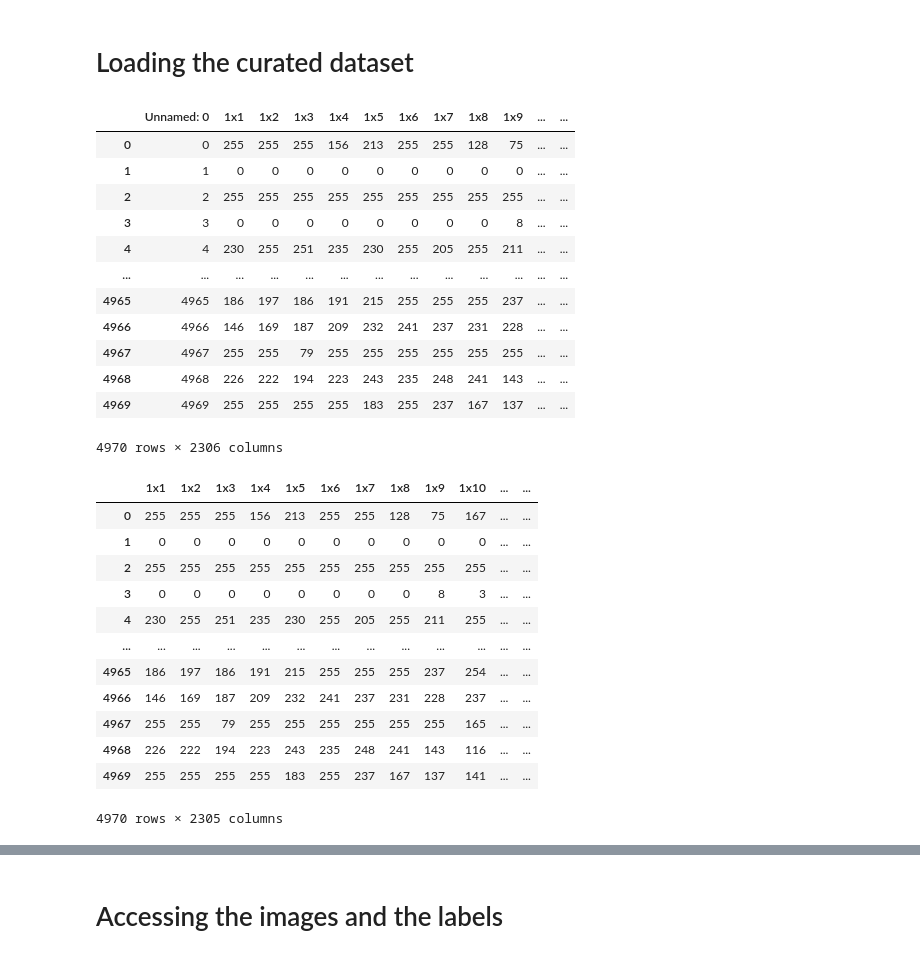
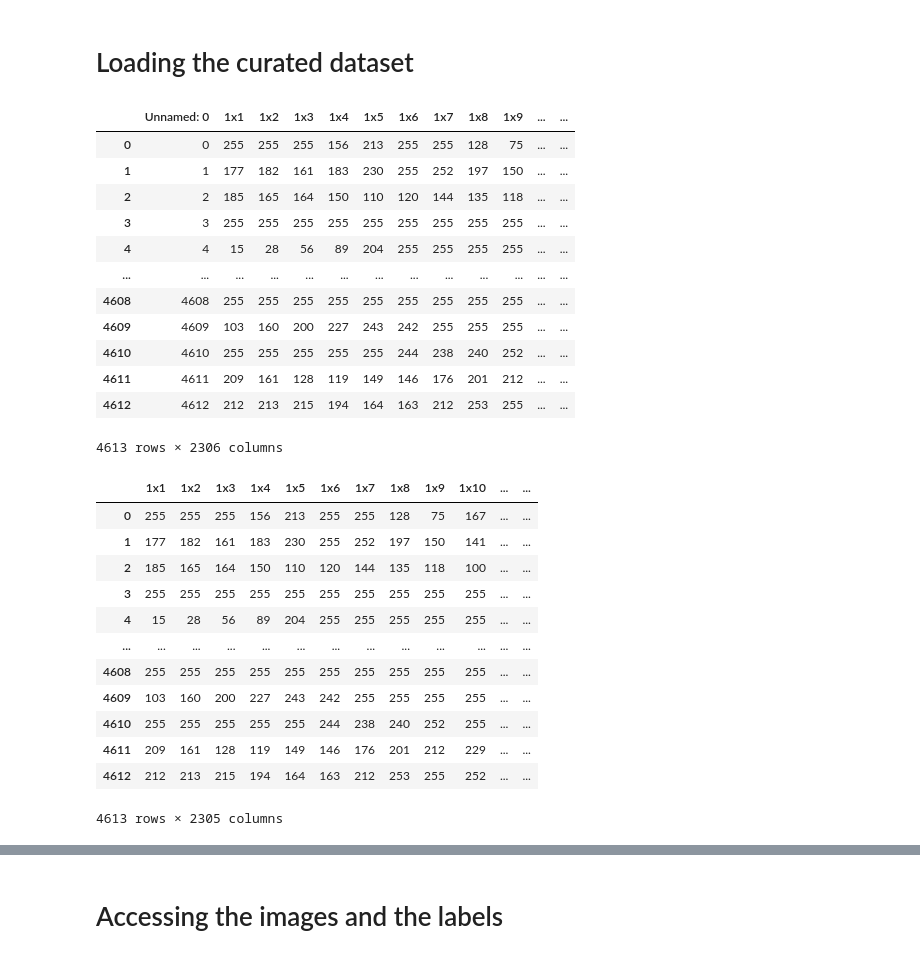
Before and after one commit to HALAXAR/Mood-Detector, a Jupyter notebook: Emotion-Detection.ipynb, the cells around one changed output, grey strips where cells are left out. Cells and saved outputs as stored; diff of their text form; code cells hidden in the pictures.

```diff
--- a/Emotion-Detection.ipynb
+++ b/Emotion-Detection.ipynb
@@ -36,36 +36,36 @@ from sklearn.decomposition import TruncatedSVD
 # Loading the curated dataset
 # %%
 # Load and preprocess data
-df_train = pd.read_csv("./FER_curated_dataset/train.csv")
-df_train
+df = pd.read_csv("./FER_curated_dataset.csv")
+df
 # %% [output]
 |  | Unnamed: 0 | 1x1 | 1x2 | 1x3 | 1x4 | 1x5 | 1x6 | 1x7 | 1x8 | 1x9 | ... | ... |
 | 0 | 0 | 255 | 255 | 255 | 156 | 213 | 255 | 255 | 128 | 75 | ... | ... |
-| 1 | 1 | 0 | 0 | 0 | 0 | 0 | 0 | 0 | 0 | 0 | ... | ... |
-| 2 | 2 | 255 | 255 | 255 | 255 | 255 | 255 | 255 | 255 | 255 | ... | ... |
-| 3 | 3 | 0 | 0 | 0 | 0 | 0 | 0 | 0 | 0 | 8 | ... | ... |
-| 4 | 4 | 230 | 255 | 251 | 235 | 230 | 255 | 205 | 255 | 211 | ... | ... |
+| 1 | 1 | 177 | 182 | 161 | 183 | 230 | 255 | 252 | 197 | 150 | ... | ... |
+| 2 | 2 | 185 | 165 | 164 | 150 | 110 | 120 | 144 | 135 | 118 | ... | ... |
+| 3 | 3 | 255 | 255 | 255 | 255 | 255 | 255 | 255 | 255 | 255 | ... | ... |
+| 4 | 4 | 15 | 28 | 56 | 89 | 204 | 255 | 255 | 255 | 255 | ... | ... |
 | ... | ... | ... | ... | ... | ... | ... | ... | ... | ... | ... | ... | ... |
-| 4965 | 4965 | 186 | 197 | 186 | 191 | 215 | 255 | 255 | 255 | 237 | ... | ... |
-| 4966 | 4966 | 146 | 169 | 187 | 209 | 232 | 241 | 237 | 231 | 228 | ... | ... |
-| 4967 | 4967 | 255 | 255 | 79 | 255 | 255 | 255 | 255 | 255 | 255 | ... | ... |
-| 4968 | 4968 | 226 | 222 | 194 | 223 | 243 | 235 | 248 | 241 | 143 | ... | ... |
-| 4969 | 4969 | 255 | 255 | 255 | 255 | 183 | 255 | 237 | 167 | 137 | ... | ... |
+| 4608 | 4608 | 255 | 255 | 255 | 255 | 255 | 255 | 255 | 255 | 255 | ... | ... |
+| 4609 | 4609 | 103 | 160 | 200 | 227 | 243 | 242 | 255 | 255 | 255 | ... | ... |
+| 4610 | 4610 | 255 | 255 | 255 | 255 | 255 | 244 | 238 | 240 | 252 | ... | ... |
+| 4611 | 4611 | 209 | 161 | 128 | 119 | 149 | 146 | 176 | 201 | 212 | ... | ... |
+| 4612 | 4612 | 212 | 213 | 215 | 194 | 164 | 163 | 212 | 253 | 255 | ... | ... |
-4970 rows × 2306 columns
+4613 rows × 2306 columns
 # %%
-df_train = df_train.drop(['Unnamed: 0'], axis=1)
-df_train
+df = df.drop(['Unnamed: 0'], axis=1)
+df
 # %% [output]
 |  | 1x1 | 1x2 | 1x3 | 1x4 | 1x5 | 1x6 | 1x7 | 1x8 | 1x9 | 1x10 | ... | ... |
 | 0 | 255 | 255 | 255 | 156 | 213 | 255 | 255 | 128 | 75 | 167 | ... | ... |
-| 1 | 0 | 0 | 0 | 0 | 0 | 0 | 0 | 0 | 0 | 0 | ... | ... |
-| 2 | 255 | 255 | 255 | 255 | 255 | 255 | 255 | 255 | 255 | 255 | ... | ... |
-| 3 | 0 | 0 | 0 | 0 | 0 | 0 | 0 | 0 | 8 | 3 | ... | ... |
-| 4 | 230 | 255 | 251 | 235 | 230 | 255 | 205 | 255 | 211 | 255 | ... | ... |
+| 1 | 177 | 182 | 161 | 183 | 230 | 255 | 252 | 197 | 150 | 141 | ... | ... |
+| 2 | 185 | 165 | 164 | 150 | 110 | 120 | 144 | 135 | 118 | 100 | ... | ... |
+| 3 | 255 | 255 | 255 | 255 | 255 | 255 | 255 | 255 | 255 | 255 | ... | ... |
+| 4 | 15 | 28 | 56 | 89 | 204 | 255 | 255 | 255 | 255 | 255 | ... | ... |
 | ... | ... | ... | ... | ... | ... | ... | ... | ... | ... | ... | ... | ... |
-| 4965 | 186 | 197 | 186 | 191 | 215 | 255 | 255 | 255 | 237 | 254 | ... | ... |
-| 4966 | 146 | 169 | 187 | 209 | 232 | 241 | 237 | 231 | 228 | 237 | ... | ... |
-| 4967 | 255 | 255 | 79 | 255 | 255 | 255 | 255 | 255 | 255 | 165 | ... | ... |
-| 4968 | 226 | 222 | 194 | 223 | 243 | 235 | 248 | 241 | 143 | 116 | ... | ... |
-| 4969 | 255 | 255 | 255 | 255 | 183 | 255 | 237 | 167 | 137 | 141 | ... | ... |
+| 4608 | 255 | 255 | 255 | 255 | 255 | 255 | 255 | 255 | 255 | 255 | ... | ... |
+| 4609 | 103 | 160 | 200 | 227 | 243 | 242 | 255 | 255 | 255 | 255 | ... | ... |
+| 4610 | 255 | 255 | 255 | 255 | 255 | 244 | 238 | 240 | 252 | 255 | ... | ... |
+| 4611 | 209 | 161 | 128 | 119 | 149 | 146 | 176 | 201 | 212 | 229 | ... | ... |
+| 4612 | 212 | 213 | 215 | 194 | 164 | 163 | 212 | 253 | 255 | 252 | ... | ... |
-4970 rows × 2305 columns
+4613 rows × 2305 columns
```
Also changed, not shown: parts of 24 cells of this notebook, 3 other files.
